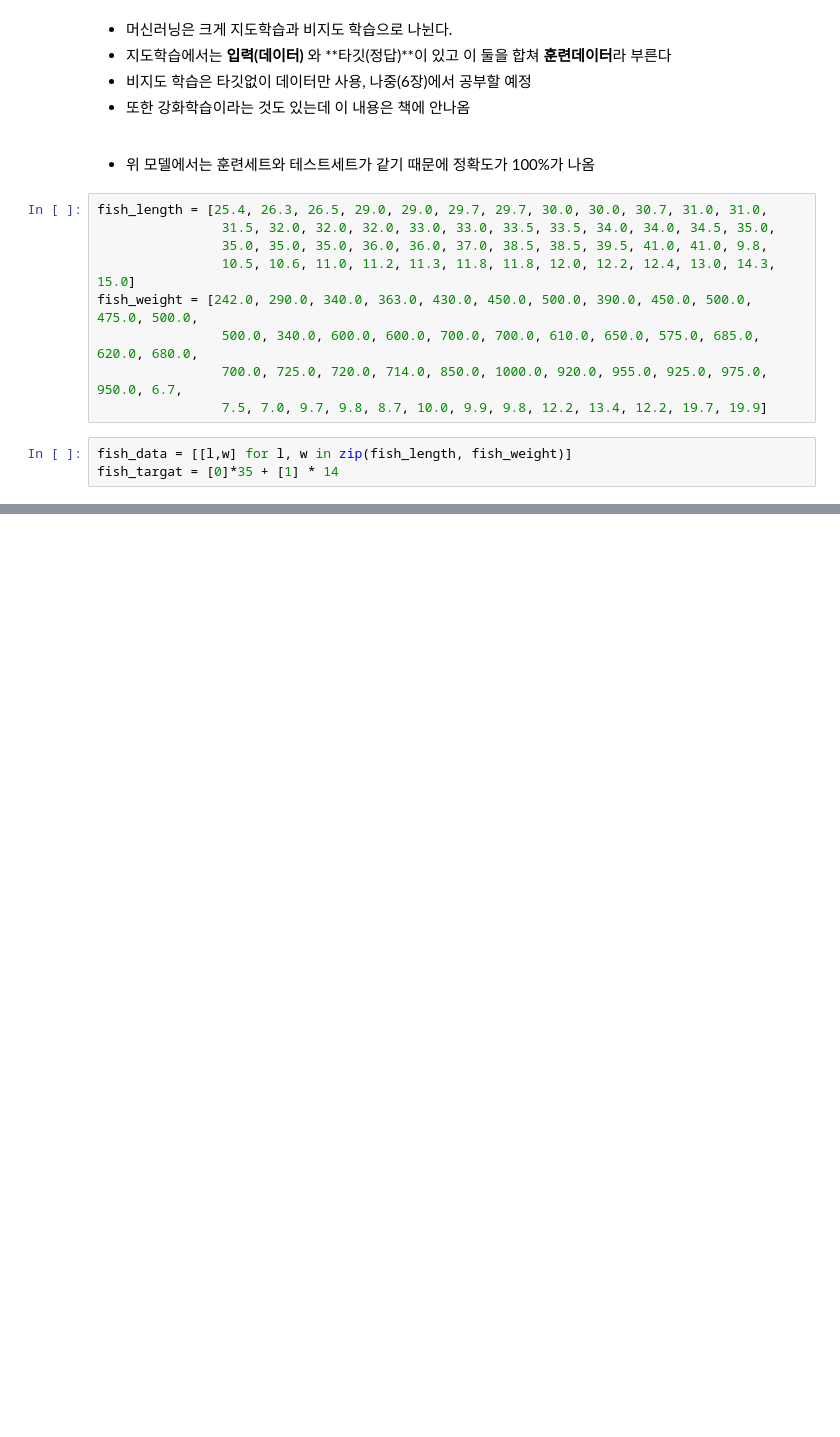
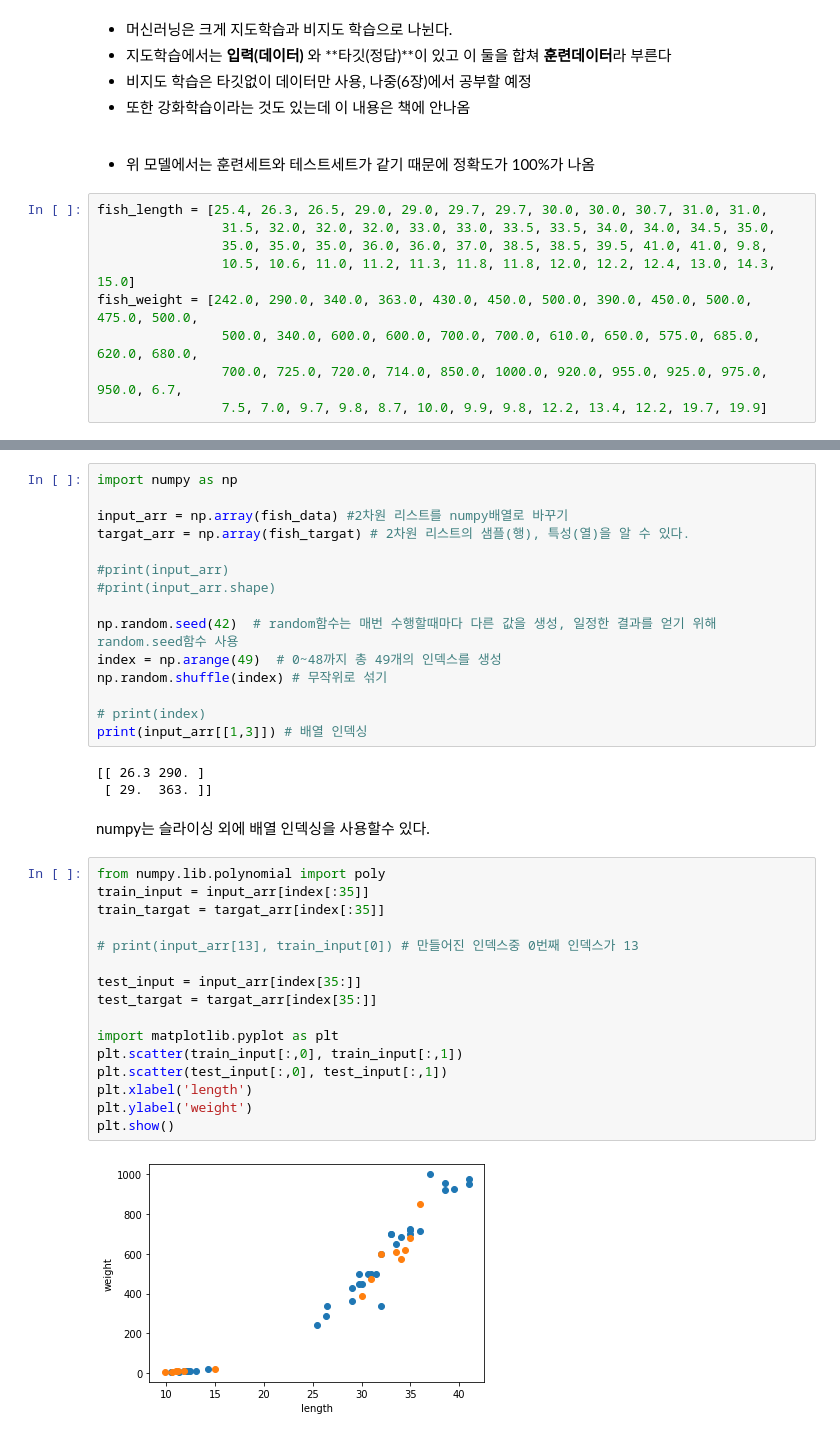
Before and after one commit to Yumpop/ML_hongong, a Jupyter notebook: K_최근접_이웃_알고리즘.ipynb, the cells around one changed output, grey strips where cells are left out. Saved outputs shown, nothing was run; the diff lists cells and outputs as text; blank space fills up the shorter version.

```diff
--- a/K_최근접_이웃_알고리즘.ipynb
+++ b/K_최근접_이웃_알고리즘.ipynb
@@ -131,6 +131,3 @@ fish_weight = [242.0, 290.0, 340.0, 363.0, 430.0, 450.0, 500.0, 390.0, 450.0, 50
                 500.0, 340.0, 600.0, 600.0, 700.0, 700.0, 610.0, 650.0, 575.0, 685.0, 620.0, 680.0,
                 700.0, 725.0, 720.0, 714.0, 850.0, 1000.0, 920.0, 955.0, 925.0, 975.0, 950.0, 6.7,
                 7.5, 7.0, 9.7, 9.8, 8.7, 10.0, 9.9, 9.8, 12.2, 13.4, 12.2, 19.7, 19.9]
-# %%
-fish_data = [[l,w] for l, w in zip(fish_length, fish_weight)]
-fish_targat = [0]*35 + [1] * 14
@@ -136,0 +164,39 @@ fish_targat = [0]*35 + [1] * 14
+# %%
+import numpy as np
+
+input_arr = np.array(fish_data) #2차원 리스트를 numpy배열로 바꾸기
+targat_arr = np.array(fish_targat) # 2차원 리스트의 샘플(행), 특성(열)을 알 수 있다.
+
+#print(input_arr)
+#print(input_arr.shape)
+
+np.random.seed(42)  # random함수는 매번 수행할때마다 다른 값을 생성, 일정한 결과를 얻기 위해 random.seed함수 사용
+index = np.arange(49)  # 0~48까지 총 49개의 인덱스를 생성
+np.random.shuffle(index) # 무작위로 섞기
+
+# print(index)
+print(input_arr[[1,3]]) # 배열 인덱싱
+# %% [output]
+[[ 26.3 290. ]
+ [ 29.  363. ]]
+# %% [markdown]
+numpy는 슬라이싱 외에 배열 인덱싱을 사용할수 있다.
+<br/>
+# %%
+from numpy.lib.polynomial import poly
+train_input = input_arr[index[:35]]
+train_targat = targat_arr[index[:35]]
+
+# print(input_arr[13], train_input[0]) # 만들어진 인덱스중 0번째 인덱스가 13
+
+test_input = input_arr[index[35:]]
+test_targat = targat_arr[index[35:]]
+
+import matplotlib.pyplot as plt
+plt.scatter(train_input[:,0], train_input[:,1])
+plt.scatter(test_input[:,0], test_input[:,1])
+plt.xlabel('length')
+plt.ylabel('weight')
+plt.show()
+# %% [output]
+[figure, added]
```
Also changed, not shown: parts of 7 cells of this notebook.
